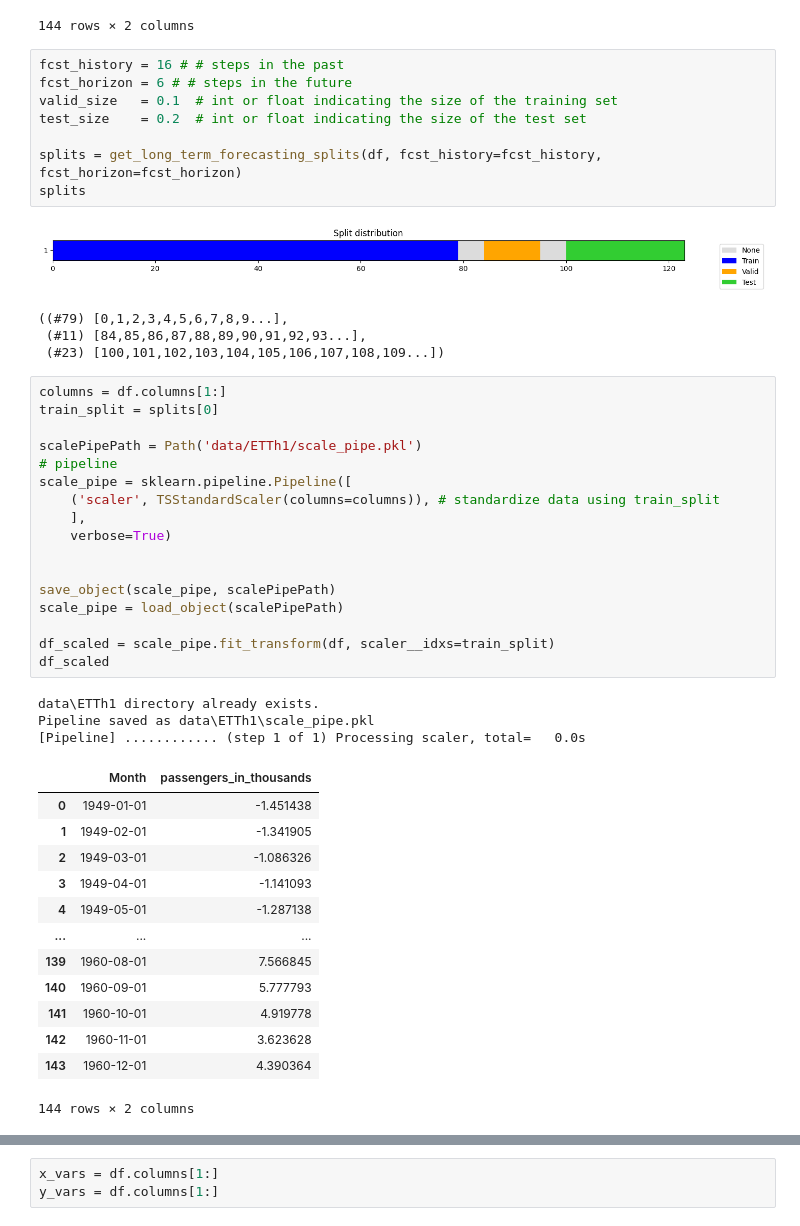
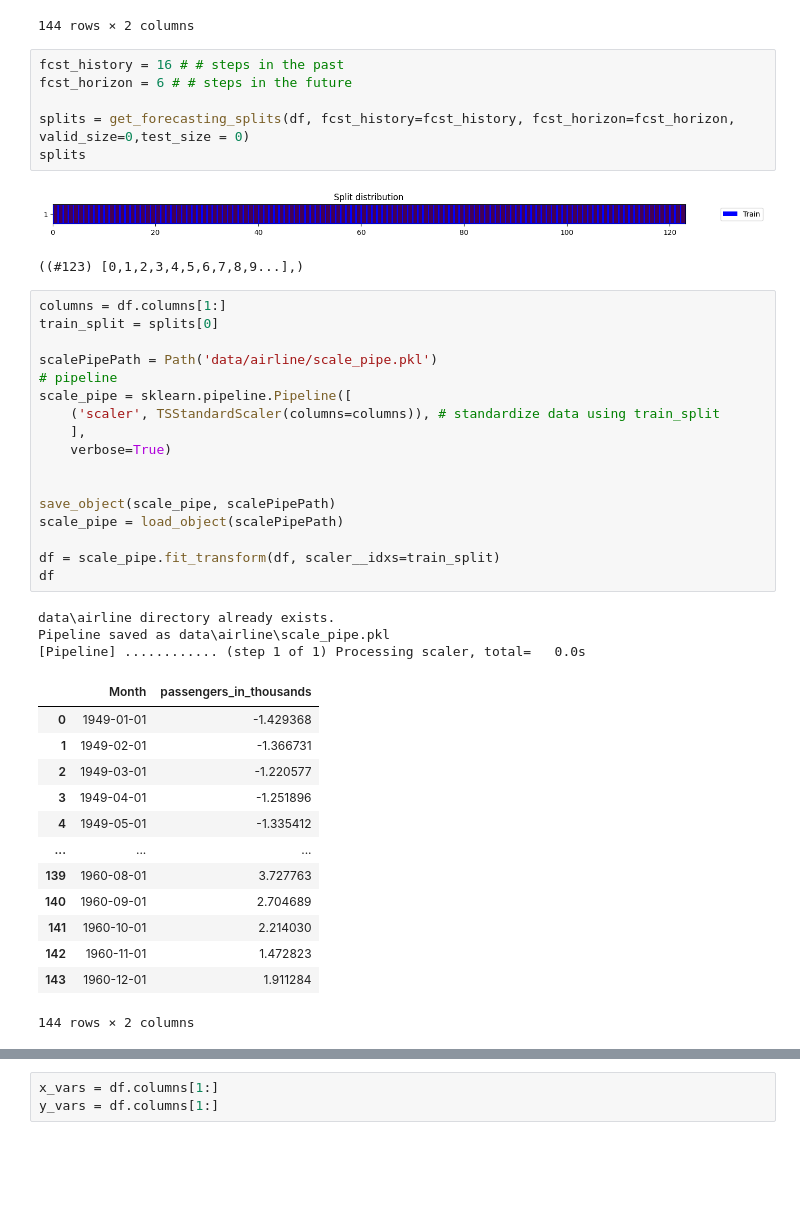
Before and after one commit to ginofft/TimeSeriesAnalysis, a Jupyter notebook: playground.ipynb, the cells around one changed output, grey strips where cells are left out. Drawn from its saved outputs; the diff is of its cells as text; blank space fills up the shorter version.

Commit message:
model train using playground.ipynb

```diff
--- a/playground.ipynb
+++ b/playground.ipynb
@@ -272,21 +272,17 @@ Final memory usage  : 1.53 KB    (-35.5%)
 # %%
 fcst_history = 16 # # steps in the past
 fcst_horizon = 6 # # steps in the future
-valid_size   = 0.1  # int or float indicating the size of the training set
-test_size    = 0.2  # int or float indicating the size of the test set
 
-splits = get_long_term_forecasting_splits(df, fcst_history=fcst_history, fcst_horizon=fcst_horizon)
+splits = get_forecasting_splits(df, fcst_history=fcst_history, fcst_horizon=fcst_horizon, valid_size=0,test_size = 0)
 splits
 # %% [output]
-[figure, old version]
+[figure, new version]
-((#79) [0,1,2,3,4,5,6,7,8,9...],
- (#11) [84,85,86,87,88,89,90,91,92,93...],
- (#23) [100,101,102,103,104,105,106,107,108,109...])
+((#123) [0,1,2,3,4,5,6,7,8,9...],)
 # %%
 columns = df.columns[1:]
 train_split = splits[0]
 
-scalePipePath = Path('data/ETTh1/scale_pipe.pkl')
+scalePipePath = Path('data/airline/scale_pipe.pkl')
 # pipeline
 scale_pipe = sklearn.pipeline.Pipeline([
     ('scaler', TSStandardScaler(columns=columns)), # standardize data using train_split
@@ -297,22 +293,22 @@ scale_pipe = sklearn.pipeline.Pipeline([
 save_object(scale_pipe, scalePipePath)
 scale_pipe = load_object(scalePipePath)
 
-df_scaled = scale_pipe.fit_transform(df, scaler__idxs=train_split)
-df_scaled
+df = scale_pipe.fit_transform(df, scaler__idxs=train_split)
+df
 # %% [output]
-data\ETTh1 directory already exists.
-Pipeline saved as data\ETTh1\scale_pipe.pkl
+data\airline directory already exists.
+Pipeline saved as data\airline\scale_pipe.pkl
 [Pipeline] ............ (step 1 of 1) Processing scaler, total=   0.0s
 |  | Month | passengers_in_thousands |
-| 0 | 1949-01-01 | -1.451438 |
-| 1 | 1949-02-01 | -1.341905 |
-| 2 | 1949-03-01 | -1.086326 |
-| 3 | 1949-04-01 | -1.141093 |
-| 4 | 1949-05-01 | -1.287138 |
+| 0 | 1949-01-01 | -1.429368 |
+| 1 | 1949-02-01 | -1.366731 |
+| 2 | 1949-03-01 | -1.220577 |
+| 3 | 1949-04-01 | -1.251896 |
+| 4 | 1949-05-01 | -1.335412 |
 | ... | ... | ... |
-| 139 | 1960-08-01 | 7.566845 |
-| 140 | 1960-09-01 | 5.777793 |
-| 141 | 1960-10-01 | 4.919778 |
-| 142 | 1960-11-01 | 3.623628 |
-| 143 | 1960-12-01 | 4.390364 |
+| 139 | 1960-08-01 | 3.727763 |
+| 140 | 1960-09-01 | 2.704689 |
+| 141 | 1960-10-01 | 2.214030 |
+| 142 | 1960-11-01 | 1.472823 |
+| 143 | 1960-12-01 | 1.911284 |
 144 rows × 2 columns
```
Also changed, not shown: parts of 8 cells of this notebook, 3 other files.
